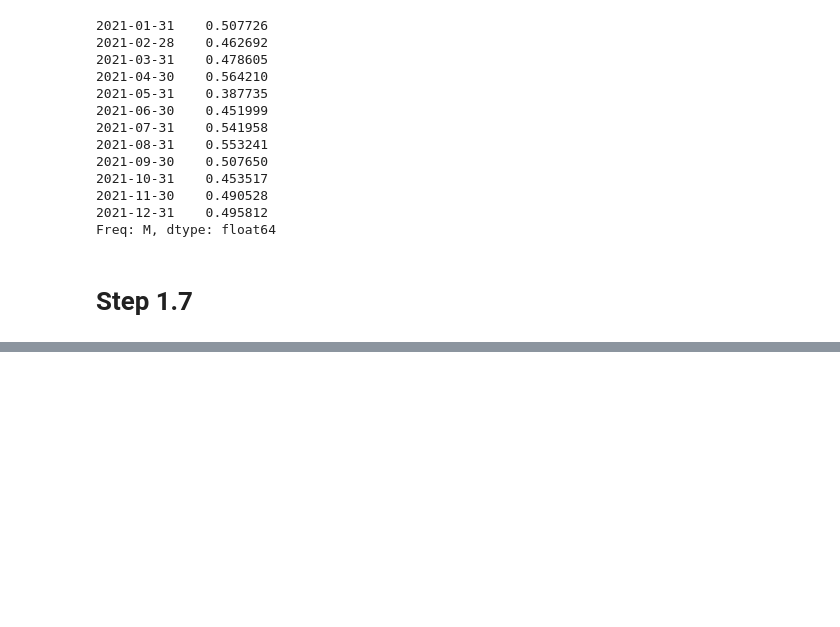
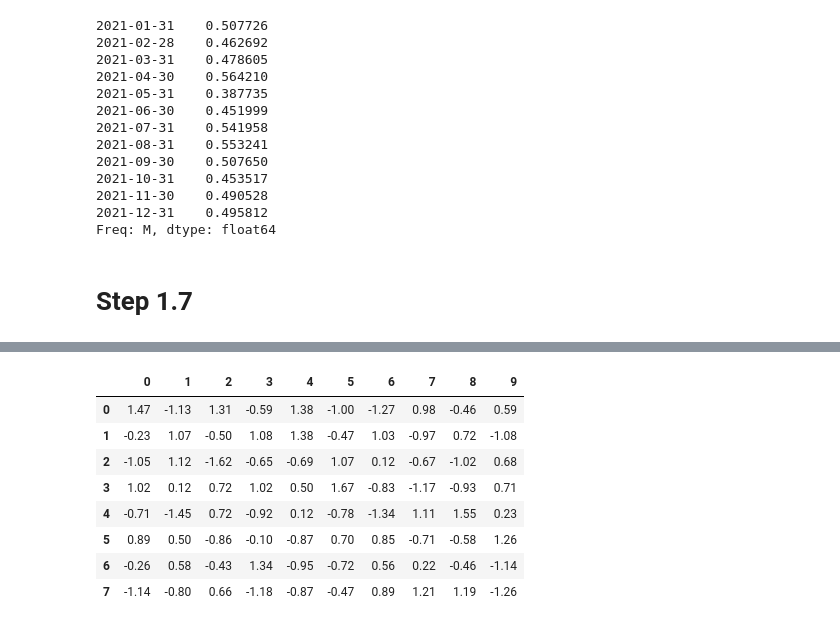
Before and after one commit to dvor85/Statistics, a Jupyter notebook: pandas.ipynb, the cells around one changed output, grey strips where cells are left out. Cells and saved outputs as stored; diff of their text form; code cells hidden in the pictures; blank space fills up the shorter version.

```diff
--- a/pandas.ipynb
+++ b/pandas.ipynb
@@ -1103,0 +1263,19 @@ Freq: M, dtype: float64
+# %%
+#Нормализуйте все столбцы датафрейма, вычитая среднее значение столбца и разделив на стандартное отклонение:
+
+import numpy as np
+import pandas as pd
+
+df = pd.DataFrame(np.random.RandomState(20).randint(1,100, 80).reshape(8, -1))
+
+round((df-df.mean())/df.std(),2)
+# %% [output]
+|  | 0 | 1 | 2 | 3 | 4 | 5 | 6 | 7 | 8 | 9 |
+| 0 | 1.47 | -1.13 | 1.31 | -0.59 | 1.38 | -1.00 | -1.27 | 0.98 | -0.46 | 0.59 |
+| 1 | -0.23 | 1.07 | -0.50 | 1.08 | 1.38 | -0.47 | 1.03 | -0.97 | 0.72 | -1.08 |
+| 2 | -1.05 | 1.12 | -1.62 | -0.65 | -0.69 | 1.07 | 0.12 | -0.67 | -1.02 | 0.68 |
+| 3 | 1.02 | 0.12 | 0.72 | 1.02 | 0.50 | 1.67 | -0.83 | -1.17 | -0.93 | 0.71 |
+| 4 | -0.71 | -1.45 | 0.72 | -0.92 | 0.12 | -0.78 | -1.34 | 1.11 | 1.55 | 0.23 |
+| 5 | 0.89 | 0.50 | -0.86 | -0.10 | -0.87 | 0.70 | 0.85 | -0.71 | -0.58 | 1.26 |
+| 6 | -0.26 | 0.58 | -0.43 | 1.34 | -0.95 | -0.72 | 0.56 | 0.22 | -0.46 | -1.14 |
+| 7 | -1.14 | -0.80 | 0.66 | -1.18 | -0.87 | -0.47 | 0.89 | 1.21 | 1.19 | -1.26 |
```
Also changed, not shown: parts of 9 cells of this notebook.
